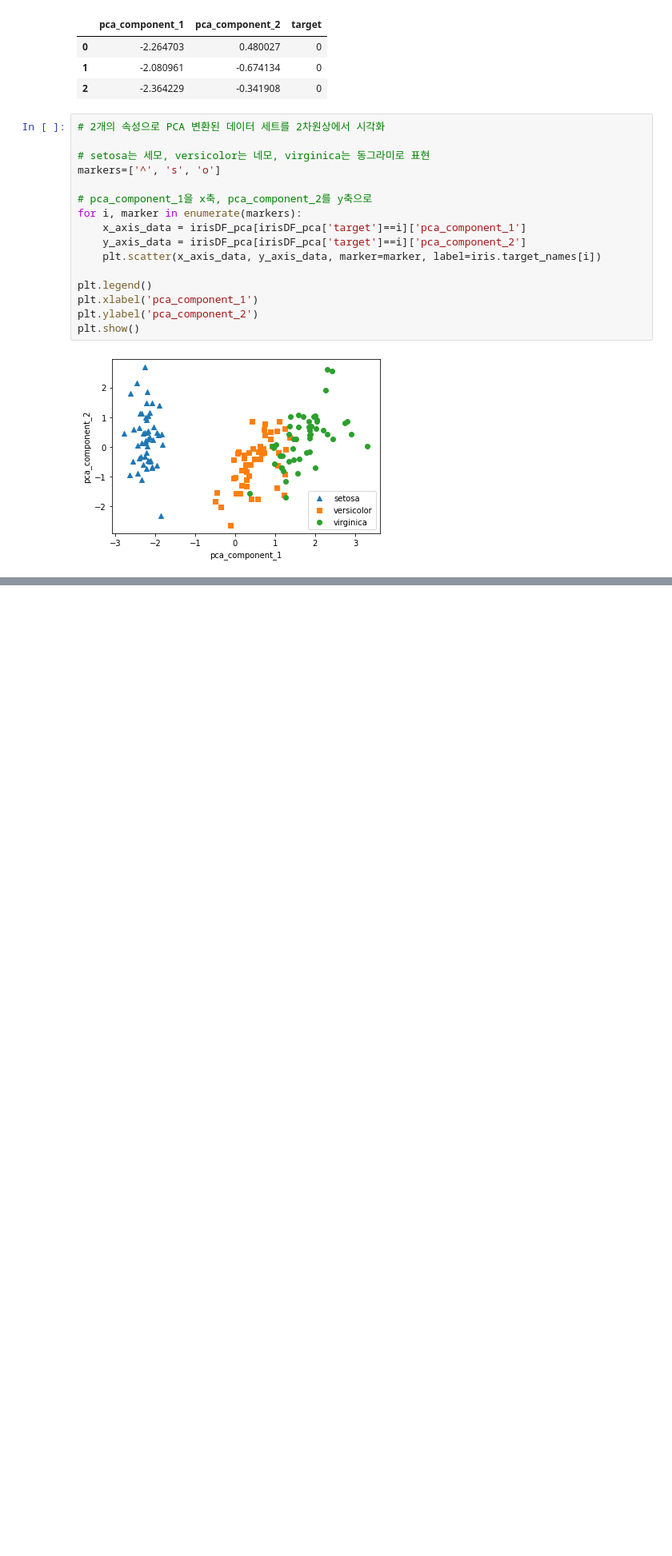
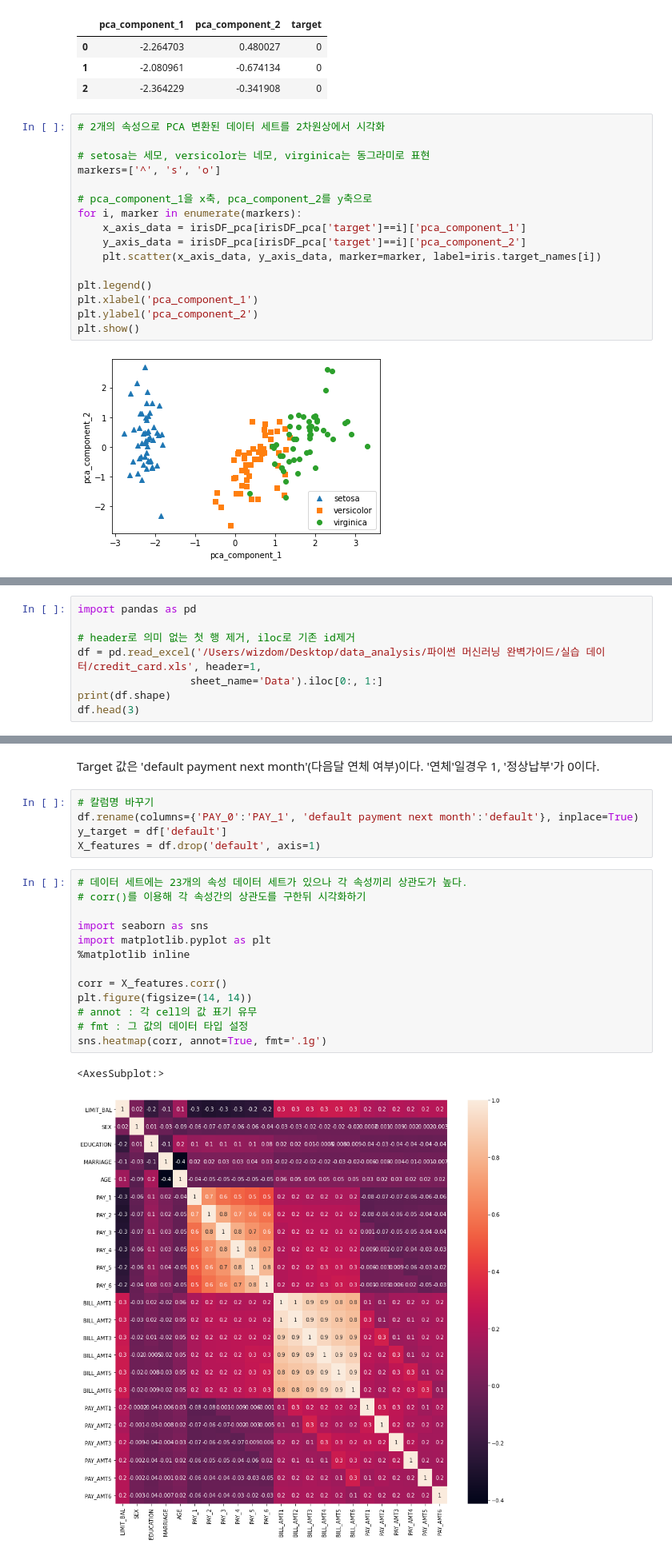
Before and after one commit to wizdom-js/data_analysis, a Jupyter notebook: 파이썬 머신러닝 완벽가이드/Chapter_06_차원축소.ipynb, the cells around one changed output, grey strips where cells are left out. Shown at 80% size. Saved outputs shown, nothing was run; the diff lists cells and outputs as text; blank space fills up the shorter version.

```diff
--- a/파이썬 머신러닝 완벽가이드/Chapter_06_차원축소.ipynb
+++ b/파이썬 머신러닝 완벽가이드/Chapter_06_차원축소.ipynb
@@ -159,0 +175,8 @@ PCA 변환 데이터 평균 정확도:  0.88
+# %%
+import pandas as pd
+
+# header로 의미 없는 첫 행 제거, iloc로 기존 id제거
+df = pd.read_excel('/Users/wizdom/Desktop/data_analysis/파이썬 머신러닝 완벽가이드/실습 데이터/credit_card.xls', header=1,
+                  sheet_name='Data').iloc[0:, 1:]
+print(df.shape)
+df.head(3)
@@ -159,0 +190,23 @@ PCA 변환 데이터 평균 정확도:  0.88
+# %% [markdown]
+Target 값은 'default payment next month'(다음달 연체 여부)이다. '연체'일경우 1, '정상납부'가 0이다.
+# %%
+# 칼럼명 바꾸기
+df.rename(columns={'PAY_0':'PAY_1', 'default payment next month':'default'}, inplace=True)
+y_target = df['default']
+X_features = df.drop('default', axis=1)
+# %%
+# 데이터 세트에는 23개의 속성 데이터 세트가 있으나 각 속성끼리 상관도가 높다.
+# corr()를 이용해 각 속성간의 상관도를 구한뒤 시각화하기
+
+import seaborn as sns
+import matplotlib.pyplot as plt
+%matplotlib inline
+
+corr = X_features.corr()
+plt.figure(figsize=(14, 14))
+# annot : 각 cell의 값 표기 유무
+# fmt : 그 값의 데이터 타입 설정
+sns.heatmap(corr, annot=True, fmt='.1g')
+# %% [output]
+<AxesSubplot:>
+[figure, added]
```
Also changed, not shown: parts of 22 cells of this notebook.
